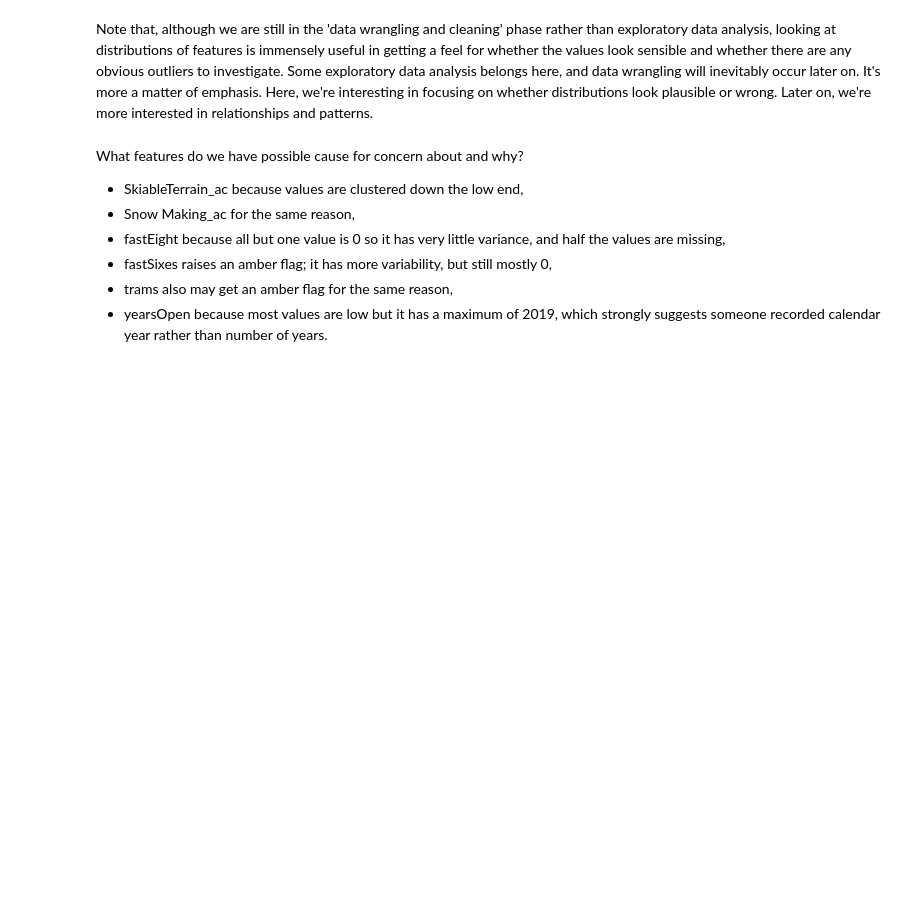
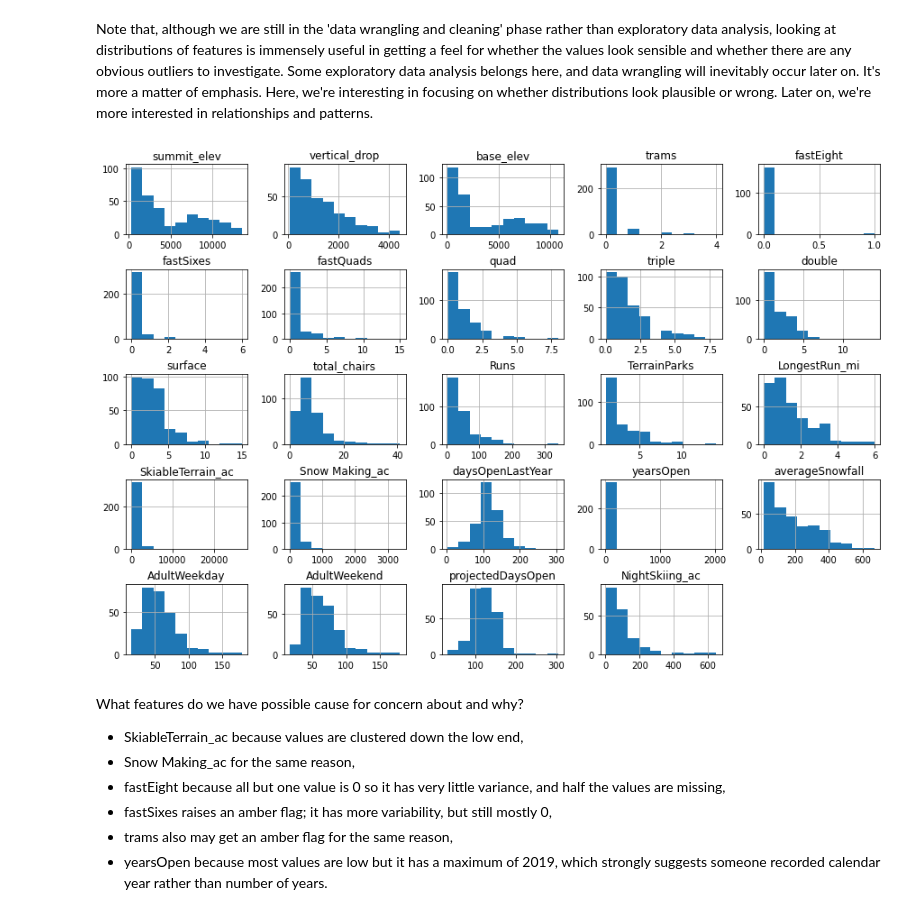
Before and after one commit to mwin/DataScienceGuidedCapstone, a Jupyter notebook: Notebooks/02_data_wrangling.ipynb, the cells around one changed output. Saved outputs shown, nothing was run; the diff lists cells and outputs as text; code cells hidden in the pictures; blank space fills up the shorter version.

```diff
--- a/Notebooks/02_data_wrangling.ipynb
+++ b/Notebooks/02_data_wrangling.ipynb
@@ -478,12 +540,14 @@ Note that, although we are still in the 'data wrangling and cleaning' phase rath
 # %%
 #Code task 18#
 #Call ski_data's `hist` method to plot histograms of each of the numeric features
 #Try passing it an argument figsize=(15,10)
 #Try calling plt.subplots_adjust() with an argument hspace=0.5 to adjust the spacing
 #It's important you create legible and easy-to-read plots
-ski_data.___(___)
-#plt.subplots_adjust(hspace=___);
+ski_data.hist(figsize=(15,10))
+plt.subplots_adjust(hspace=0.5);
 #Hint: notice how the terminating ';' "swallows" some messy output and leads to a tidier notebook
+# %% [output]
+[figure, added]
 # %% [markdown]
 What features do we have possible cause for concern about and why?
 
```
Also changed, not shown: parts of 40 cells of this notebook, 2 other files.
